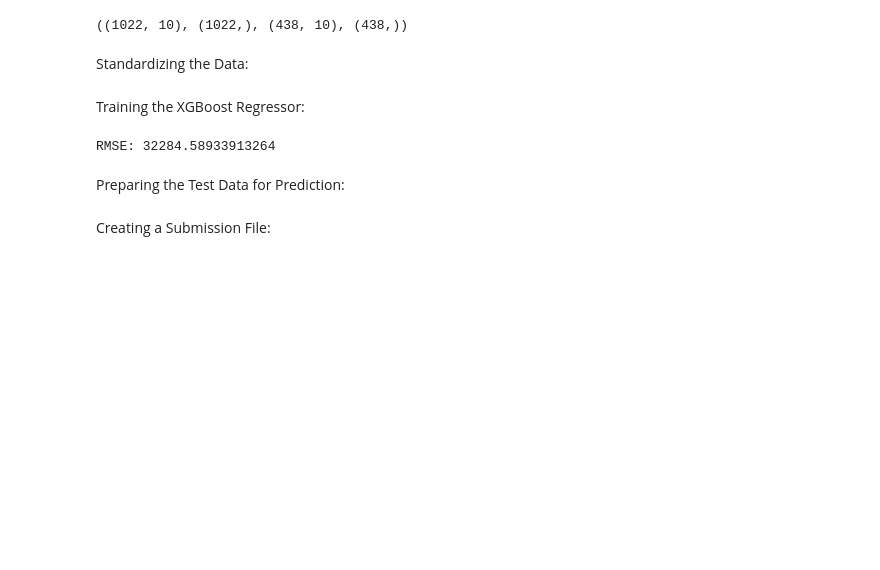
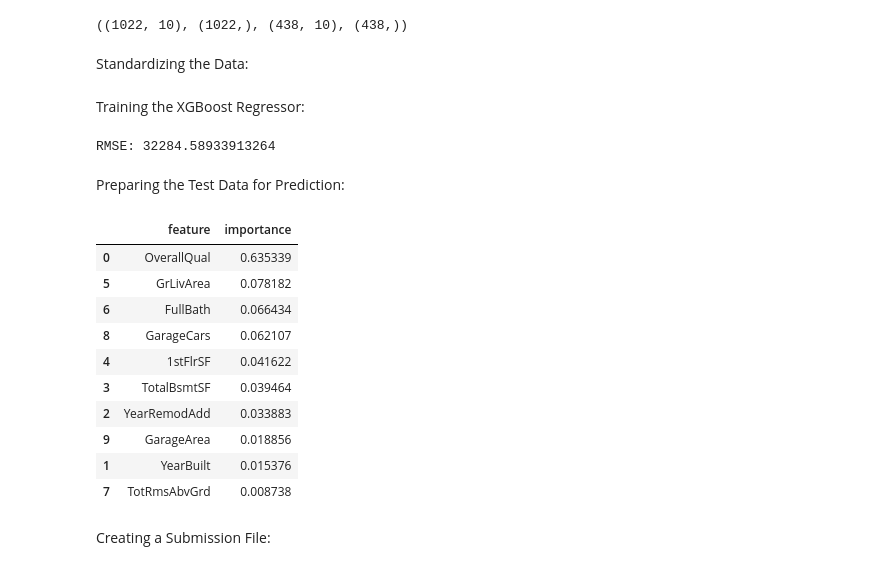
Before and after one commit to Cham75/House-prices-ML, a Jupyter notebook: Notebook.ipynb, the cells around one changed output. Cells and saved outputs as stored; diff of their text form; code cells hidden in the pictures; blank space fills up the shorter version.

```diff
--- a/Notebook.ipynb
+++ b/Notebook.ipynb
@@ -382,11 +382,29 @@ Preparing the Test Data for Prediction:
 # %%
 # Preparing the test data for prediction (combine[1])
 X_test_final = combine[1].drop("Id", axis=1)  # Assuming the test set has the same features
 X_test_final = X_test_final[selected_features]
 X_test_final = sc_X.transform(X_test_final)    # Standardizing the test set features
 
 # Predicting the fare amounts for the final test set
 Y_final_pred = xgboost_reg.predict(X_test_final)
+
+importance = xgboost_reg.feature_importances_
+feature_importance = pd.DataFrame({'feature': selected_features, 'importance': importance})
+feature_importance = feature_importance.sort_values(by='importance', ascending=False)
+
+feature_importance
+# %% [output]
+|  | feature | importance |
+| 0 | OverallQual | 0.635339 |
+| 5 | GrLivArea | 0.078182 |
+| 6 | FullBath | 0.066434 |
+| 8 | GarageCars | 0.062107 |
+| 4 | 1stFlrSF | 0.041622 |
+| 3 | TotalBsmtSF | 0.039464 |
+| 2 | YearRemodAdd | 0.033883 |
+| 9 | GarageArea | 0.018856 |
+| 1 | YearBuilt | 0.015376 |
+| 7 | TotRmsAbvGrd | 0.008738 |
 # %% [markdown]
 Creating a Submission File:
 # %%
```
